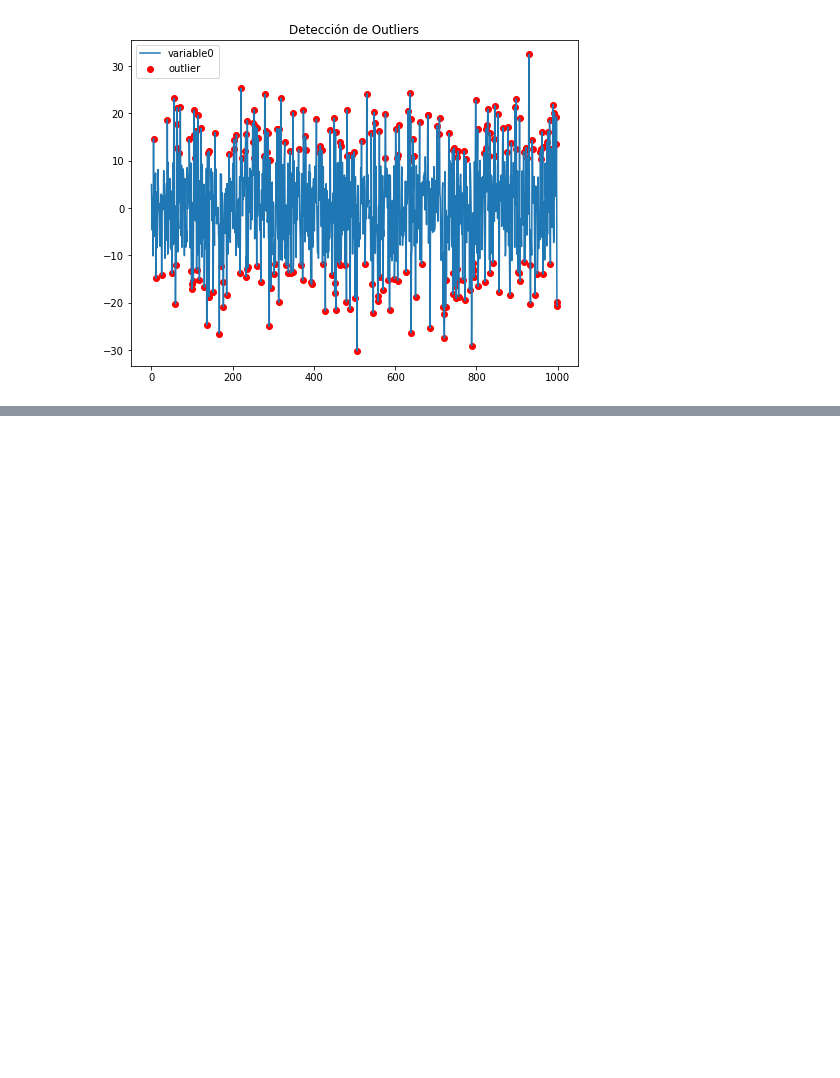
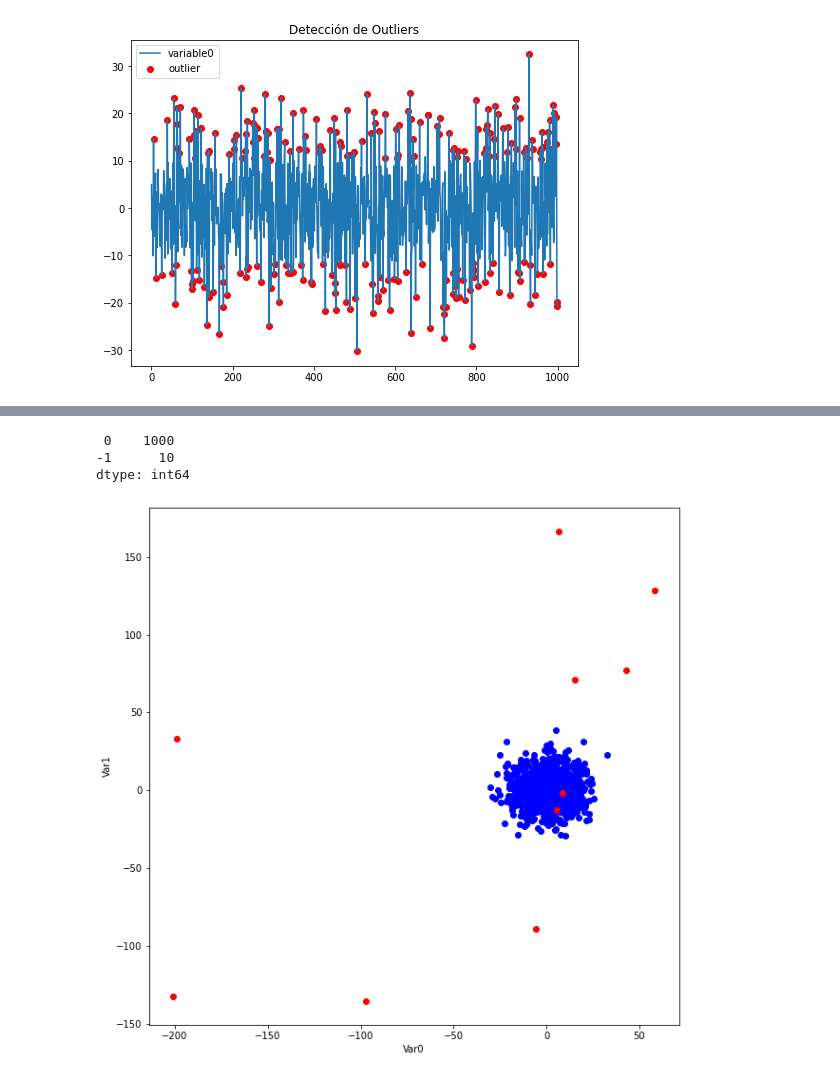
Before and after one commit to patofw/ml_tutorials, a Jupyter notebook: CodingExercises/Outliers.ipynb, the cells around one changed output, grey strips where cells are left out. Cells and saved outputs as stored; diff of their text form; code cells hidden in the pictures; blank space fills up the shorter version.

Commit message:
Update Outliers.ipynb
Agregando DBSCAN

```diff
--- a/CodingExercises/Outliers.ipynb
+++ b/CodingExercises/Outliers.ipynb
@@ -34,9 +31,12 @@ from sklearn.neighbors import LocalOutlierFactor
 # Creamos un DataSet sintético para empezar
 # Random seed hace que lo aleatorio sea repetible
 np.random.seed(42)
-n_feats=4 # número variables
-df_sin = pd.DataFrame(np.random.normal(scale=10.0, size=(1000, n_feats)),
-                           columns=[f'variable{i}' for i in range(n_feats)])
+n_feats = 4 # número variables
+df_sin = pd.DataFrame(
+    np.random.normal(
+        scale=10.0, size=(1000, n_feats)),
+        columns=[f'variable{i}' for i in range(n_feats)]
+)
 # todos tienen una distribución normal
 df_sin.hist(figsize=(8,6));
 # %% [output]
@@ -235,0 +252,11 @@ plt.show();
+# %%
+df_sin_2 = df_sin.copy()
+# %%
+df_sin_2 = df_sin_2.append(
+    # agregamos datos sintéticos con el mismo método pero en otra escala
+    pd.DataFrame(
+        np.random.normal(
+            scale=100.0, size=(10, n_feats)),  # diferente escala
+            columns=[f'variable{i}' for i in range(n_feats)]
+    )
+)
@@ -235,0 +275,29 @@ plt.show();
+# %%
+X = StandardScaler().fit_transform(df_sin_2)
+db = DBSCAN(eps=3.0, min_samples=10).fit(X)
+labels = db.labels_
+# %%
+pd.Series(labels).value_counts()
+# %% [output]
+ 0    1000
+-1      10
+dtype: int64
+# %%
+plt.figure(figsize=(10,10))
+
+unique_labels = set(labels)
+colors = ['blue', 'red']
+
+for color,label in zip(colors, unique_labels):
+    sample_mask = [True if l == label else False for l in labels]
+    plt.plot(
+        df_sin_2["variable0"][sample_mask],
+        df_sin_2["variable1"][sample_mask],
+        'o',
+        color=color
+    )
+plt.xlabel('Var0')
+plt.ylabel('Var1')
+plt.show()
+# %% [output]
+[figure, added]
```
Also changed, not shown: parts of 6 cells of this notebook.
